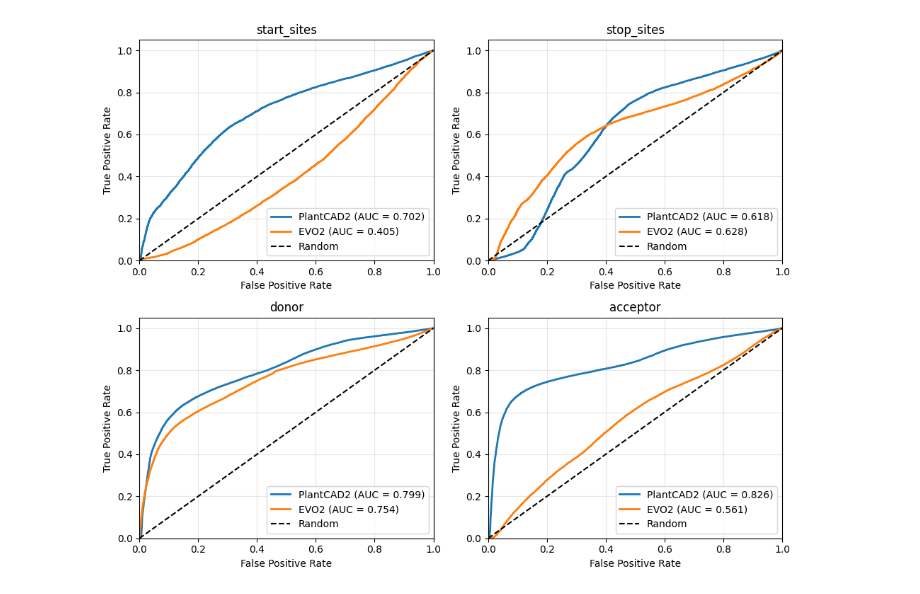
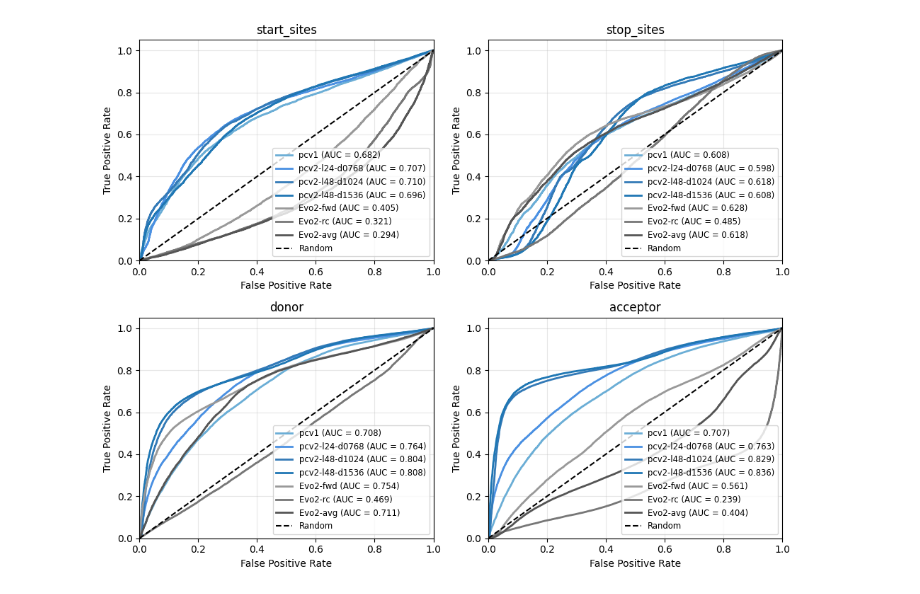
Before and after one commit to plantcad/plantcad2, a Jupyter notebook: pipelines/pseudo_gene/figures/Core_noncore_classification.ipynb, the cells around one changed output. Drawn from its saved outputs; the diff is of its cells as text; code cells hidden in the pictures.

Commit message:
Finalize core and noncore gene classification for maize

```diff
--- a/pipelines/pseudo_gene/figures/Core_noncore_classification.ipynb
+++ b/pipelines/pseudo_gene/figures/Core_noncore_classification.ipynb
@@ -79,44 +16,55 @@ for idx, junction in enumerate(junctions):
+# %%
+labels_dict = {}
+for idx, junction in enumerate(JUNCTIONS):
+    label = pd.read_csv(get_file_paths('labels', '../../../results/pseudo_gene/splice_junctions/')[junction], sep='\t')
+    for model in ['pcv1', 'pcv2_1', 'pcv2_2', 'pcv2_3', 'evo2_fwd', 'evo2_rc']:
+        scores = get_averaged_probs(model, idx, tokenizer, base_dir='../../../results/pseudo_gene/outputs/', chunk_size=None, JUNCTIONS=JUNCTIONS)
+        label[f'{model}_scores'] = scores
+
+    label['evo2_avg_scores'] = (label['evo2_fwd_scores'] + label['evo2_rc_scores']) / 2
+    labels_dict[junction] = label
 # %%
+colors = ['#6baed6', '#4a90e2', '#337ab7', '#1f77b4', '#999999', '#777777', '#555555']
+
+model_preds = [
+    ('pcv1_scores', 'pcv1'),
+    ('pcv2_1_scores', 'pcv2-l24-d0768'),
+    ('pcv2_2_scores', 'pcv2-l48-d1024'),
+    ('pcv2_3_scores', 'pcv2-l48-d1536'),
+    ('evo2_fwd_scores', 'Evo2-fwd'),
+    ('evo2_rc_scores', 'Evo2-rc'),
+    ('evo2_avg_scores', 'Evo2-avg')
+]
+
 fig, axes = plt.subplots(2, 2, figsize=(10, 8))
 axes_flat = axes.flatten()
 
 for idx, (dataset_name, df) in enumerate(labels_dict.items()):
     ax = axes_flat[idx]
 
     subsets = df[df['Label'] != 'Near-Core Gene'].copy()
     subsets['binary_label'] = subsets['Label'].apply(create_binary_labels)
     y_true = subsets['binary_label'].values
-    y_scores_cad2 = subsets['predicted_plantcad2'].values
-    y_scores_evo2 = subsets['predicted_evo2'].values
 
-    fpr_cad2, tpr_cad2, _ = roc_curve(y_true, y_scores_cad2)
-    fpr_evo2, tpr_evo2, _ = roc_curve(y_true, y_scores_evo2)
-
-    roc_auc_cad2 = auc(fpr_cad2, tpr_cad2)
-    roc_auc_evo2 = auc(fpr_evo2, tpr_evo2)
-
-    ax.plot(fpr_cad2, tpr_cad2,
-           label=f'PlantCAD2 (AUC = {roc_auc_cad2:.3f})',
-           color='C0', linewidth = 2)
-    ax.plot(fpr_evo2, tpr_evo2,
-           label=f'EVO2 (AUC = {roc_auc_evo2:.3f})',
-           color='C1', linewidth = 2)
+    # Plot ROC for each model
+    for model_idx, (pred_col, label) in enumerate(model_preds):
+        y_scores = subsets[pred_col].values
+        fpr, tpr, _ = roc_curve(y_true, y_scores)
+        roc_auc = auc(fpr, tpr)
+        ax.plot(fpr, tpr, label=f'{label} (AUC = {roc_auc:.3f})',
+                color=colors[model_idx], linewidth=2)
 
     ax.plot([0, 1], [0, 1], 'k--', label='Random')
-
     ax.set_xlabel('False Positive Rate')
     ax.set_ylabel('True Positive Rate')
     ax.set_title(f'{dataset_name}')
-    ax.legend(loc='lower right')
+    ax.legend(loc='lower right', fontsize='small')
     ax.grid(True, alpha=0.3)
-
     ax.set_xlim([0.0, 1.0])
     ax.set_ylim([0.0, 1.05])
 
 plt.tight_layout()
-
-plt.savefig('../../../pipelines/pseudo_gene/Core_noncore_classification.pdf', format='pdf',bbox_inches='tight')
-
+plt.savefig('Core_noncore_classification.pdf', format='pdf', bbox_inches='tight')
 plt.show()
 # %% [output]
-[figure, old version]
+[figure, new version]
```
Also changed, not shown: parts of 4 cells of this notebook, 1 other file.
